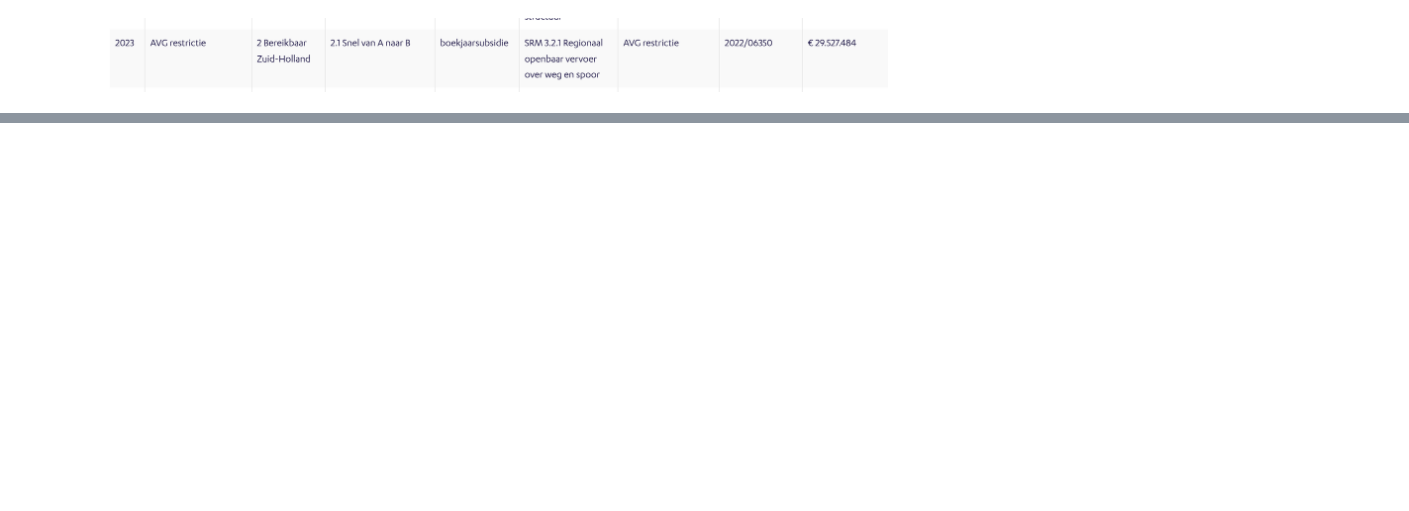
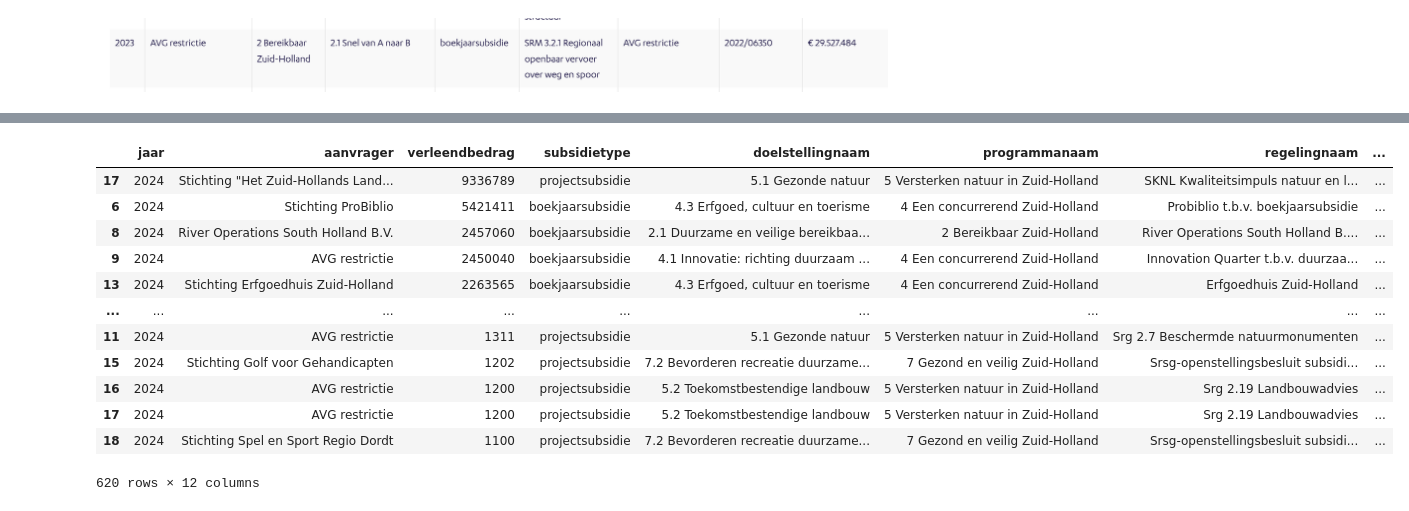
Before and after one commit to MW-88/pzh_subsidie_analyze, a Jupyter notebook: main.ipynb, the cells around one changed output, grey strips where cells are left out. Drawn from its saved outputs; the diff is of its cells as text; code cells hidden in the pictures; blank space fills up the shorter version.

```diff
--- a/main.ipynb
+++ b/main.ipynb
@@ -285,0 +470,16 @@ plt.show()
+# %%
+results[results['jaar'] == 2024]
+# %% [output]
+|  | jaar | aanvrager | verleendbedrag | subsidietype | doelstellingnaam | programmanaam | regelingnaam | ... |
+| 17 | 2024 | Stichting "Het Zuid-Hollands Land... | 9336789 | projectsubsidie | 5.1 Gezonde natuur | 5 Versterken natuur in Zuid-Holland | SKNL Kwaliteitsimpuls natuur en l... | ... |
+| 6 | 2024 | Stichting ProBiblio | 5421411 | boekjaarsubsidie | 4.3 Erfgoed, cultuur en toerisme | 4 Een concurrerend Zuid-Holland | Probiblio t.b.v. boekjaarsubsidie | ... |
+| 8 | 2024 | River Operations South Holland B.V. | 2457060 | boekjaarsubsidie | 2.1 Duurzame en veilige bereikbaa... | 2 Bereikbaar Zuid-Holland | River Operations South Holland B.... | ... |
+| 9 | 2024 | AVG restrictie | 2450040 | boekjaarsubsidie | 4.1 Innovatie: richting duurzaam ... | 4 Een concurrerend Zuid-Holland | Innovation Quarter t.b.v. duurzaa... | ... |
+| 13 | 2024 | Stichting Erfgoedhuis Zuid-Holland | 2263565 | boekjaarsubsidie | 4.3 Erfgoed, cultuur en toerisme | 4 Een concurrerend Zuid-Holland | Erfgoedhuis Zuid-Holland | ... |
+| ... | ... | ... | ... | ... | ... | ... | ... | ... |
+| 11 | 2024 | AVG restrictie | 1311 | projectsubsidie | 5.1 Gezonde natuur | 5 Versterken natuur in Zuid-Holland | Srg 2.7 Beschermde natuurmonumenten | ... |
+| 15 | 2024 | Stichting Golf voor Gehandicapten | 1202 | projectsubsidie | 7.2 Bevorderen recreatie duurzame... | 7 Gezond en veilig Zuid-Holland | Srsg-openstellingsbesluit subsidi... | ... |
+| 16 | 2024 | AVG restrictie | 1200 | projectsubsidie | 5.2 Toekomstbestendige landbouw | 5 Versterken natuur in Zuid-Holland | Srg 2.19 Landbouwadvies | ... |
+| 17 | 2024 | AVG restrictie | 1200 | projectsubsidie | 5.2 Toekomstbestendige landbouw | 5 Versterken natuur in Zuid-Holland | Srg 2.19 Landbouwadvies | ... |
+| 18 | 2024 | Stichting Spel en Sport Regio Dordt | 1100 | projectsubsidie | 7.2 Bevorderen recreatie duurzame... | 7 Gezond en veilig Zuid-Holland | Srsg-openstellingsbesluit subsidi... | ... |
+620 rows × 12 columns
```
Also changed, not shown: parts of 18 cells of this notebook.
